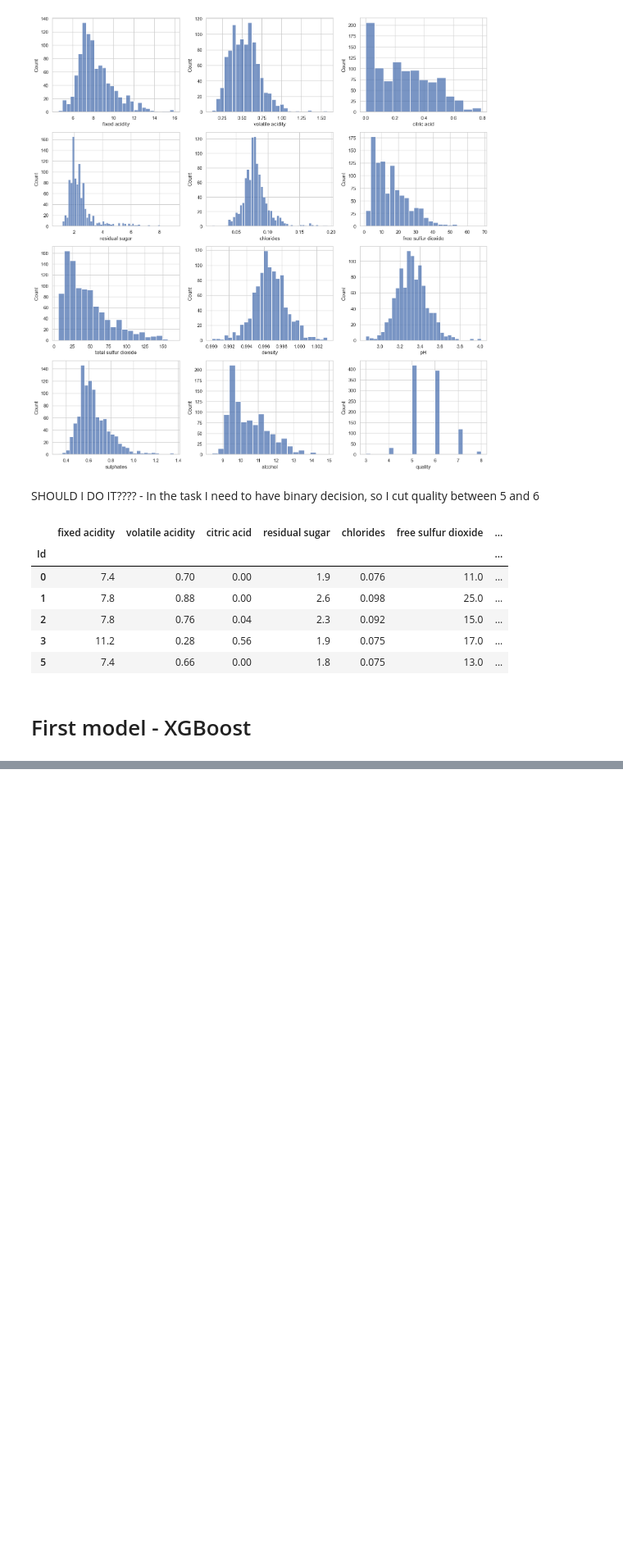
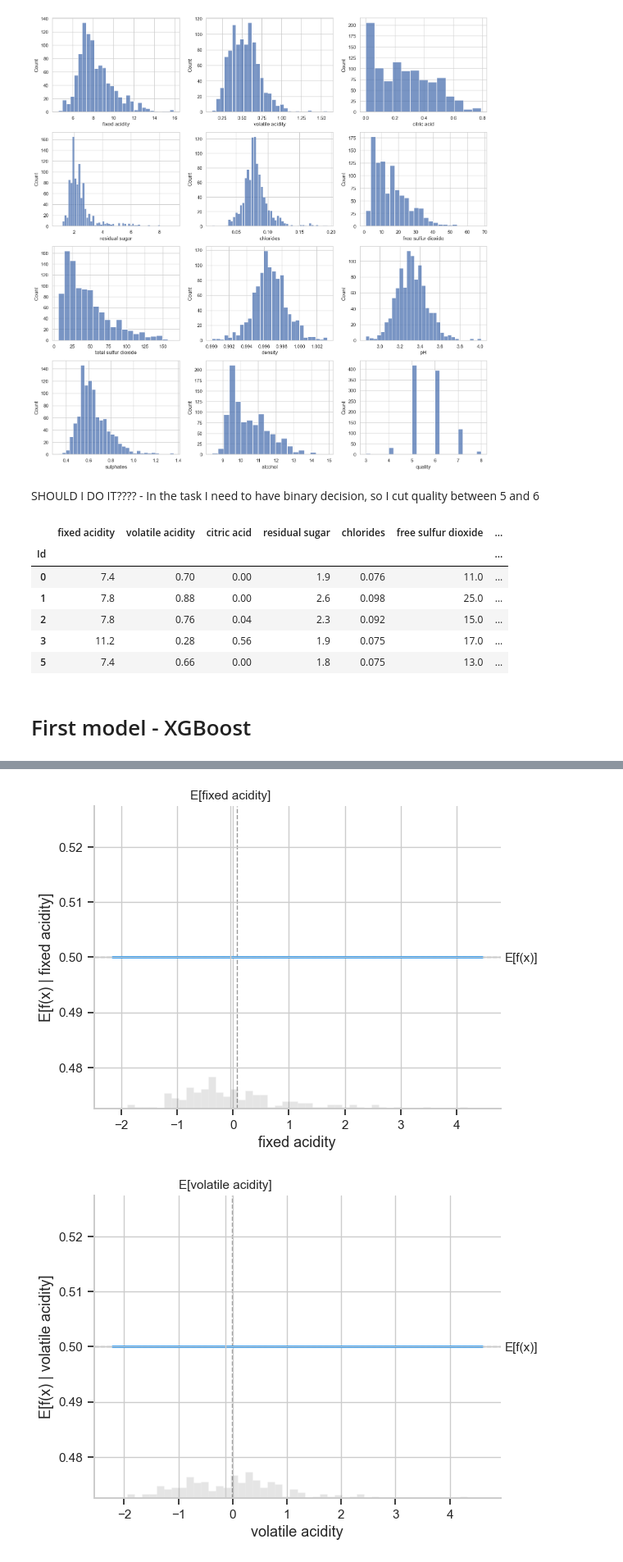
Before and after one commit to kordc/MCDAproject, a Jupyter notebook: data_analysis.ipynb, the cells around one changed output, grey strips where cells are left out. Shown at 82% size. Drawn from its saved outputs; the diff is of its cells as text; code cells hidden in the pictures; blank space fills up the shorter version.

```diff
--- a/data_analysis.ipynb
+++ b/data_analysis.ipynb
@@ -353,0 +352,16 @@ weighted avg       0.76      0.76      0.76       197
+# %%
+for feature in features:
+    shap.partial_dependence_plot(
+    feature_idx=feature,
+    X=X,
+    model_output=shape_values,
+    model_output_names="probability",
+    ice=False,
+    shap_values=shape_values,
+    features=X,
+    feature_names=list(X.columns),
+    show=True
+)
+# %% [output]
+[figure, added]
+[figure, added]
```
Also changed, not shown: parts of 19 cells of this notebook.
